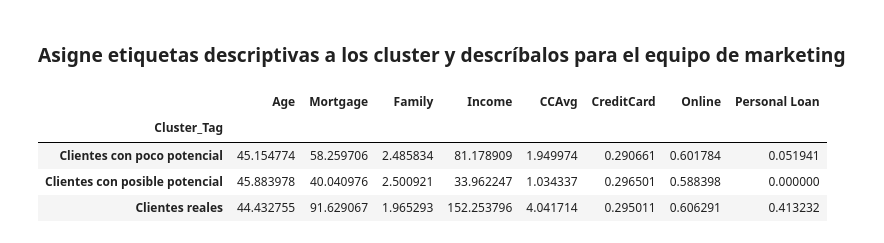
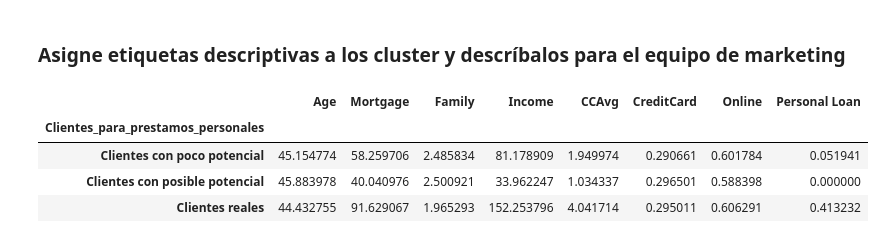
Before and after one commit to KarenParraA/ColabNotebooks, a Jupyter notebook: ML_TRABAJOFINAL.ipynb, the cells around one changed output. Cells and saved outputs as stored; diff of their text form; code cells hidden in the pictures.

```diff
--- a/ML_TRABAJOFINAL.ipynb
+++ b/ML_TRABAJOFINAL.ipynb
@@ -194,14 +194,14 @@ El cluster que tiene mayor propensión a pedir un préstamo personal, es el clus
 # %% [markdown]
 ### Asigne etiquetas descriptivas a los cluster y descríbalos para el equipo de marketing
 # %%
-datos_escalados["Cluster_Tag"]= np.where(datos_escalados["Cluster"] == 0, 'Clientes reales', \
+datos_escalados["Clientes_para_prestamos_personales"]= np.where(datos_escalados["Cluster"] == 0, 'Clientes reales', \
                                   np.where(datos_escalados["Cluster"] == 1, 'Clientes con posible potencial',"Clientes con poco potencial"))
 
 
-datos_escalados.groupby("Cluster_Tag")[["Age","Mortgage","Family","Income","CCAvg","CreditCard","Online","Personal Loan"]].mean()
+datos_escalados.groupby("Clientes_para_prestamos_personales")[["Age","Mortgage","Family","Income","CCAvg","CreditCard","Online","Personal Loan"]].mean()
 # %% [output]
 |  | Age | Mortgage | Family | Income | CCAvg | CreditCard | Online | Personal Loan |
-| Cluster_Tag |  |  |  |  |  |  |  |  |
+| Clientes_para_prestamos_personales |  |  |  |  |  |  |  |  |
 | Clientes con poco potencial | 45.154774 | 58.259706 | 2.485834 | 81.178909 | 1.949974 | 0.290661 | 0.601784 | 0.051941 |
 | Clientes con posible potencial | 45.883978 | 40.040976 | 2.500921 | 33.962247 | 1.034337 | 0.296501 | 0.588398 | 0.000000 |
 | Clientes reales | 44.432755 | 91.629067 | 1.965293 | 152.253796 | 4.041714 | 0.295011 | 0.606291 | 0.413232 |
```
